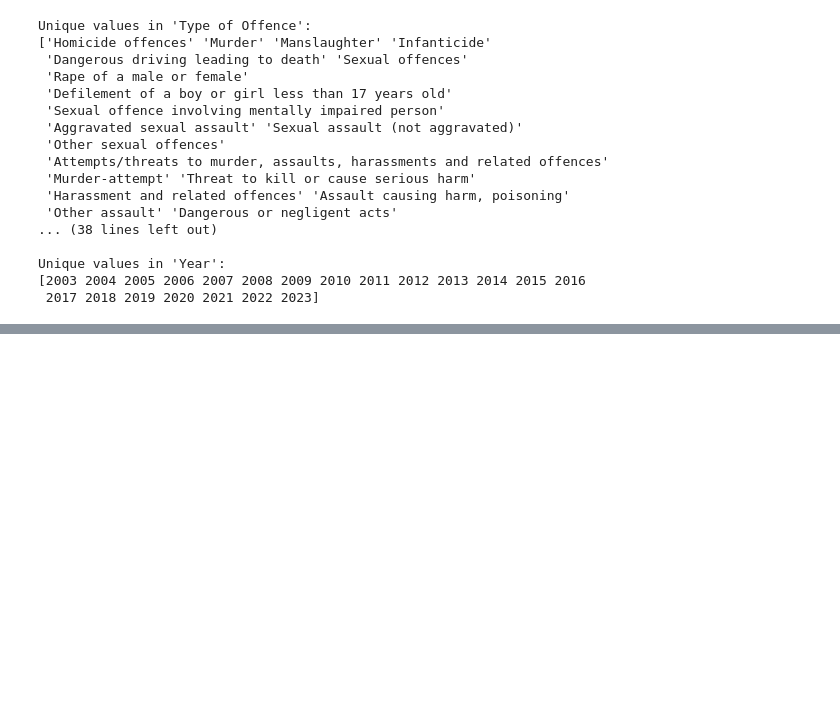
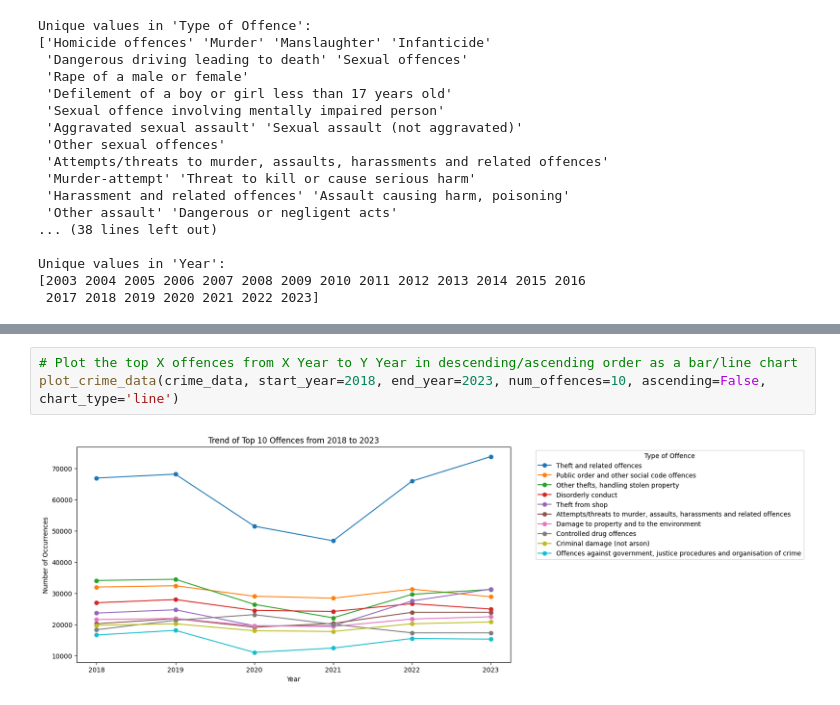
Before and after one commit to M-Strzelecki/CrimeData_Analysis_Projects, a Jupyter notebook: 1_Crime_Data_Analysis/Data_Analysis.ipynb, the cells around one changed output, grey strips where cells are left out. Cells and saved outputs as stored; diff of their text form; blank space fills up the shorter version.

```diff
--- a/1_Crime_Data_Analysis/Data_Analysis.ipynb
+++ b/1_Crime_Data_Analysis/Data_Analysis.ipynb
@@ -101,0 +148,5 @@ plt.show()
+# %%
+# Plot the top X offences from X Year to Y Year in descending/ascending order as a bar/line chart
+plot_crime_data(crime_data, start_year=2018, end_year=2023, num_offences=10, ascending=False, chart_type='line')
+# %% [output]
+[figure, added]
```
Also changed, not shown: parts of 8 cells of this notebook.
